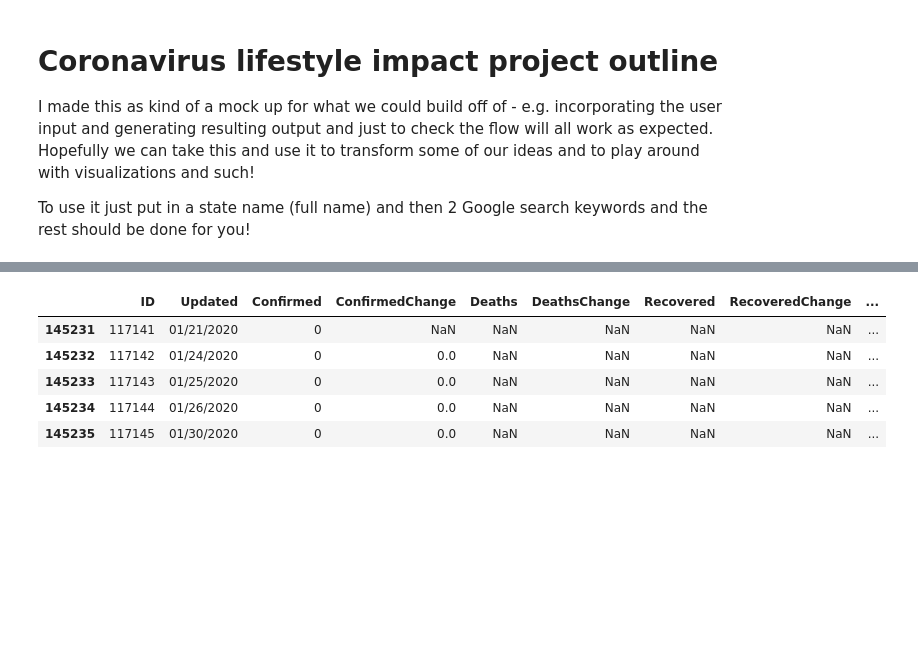
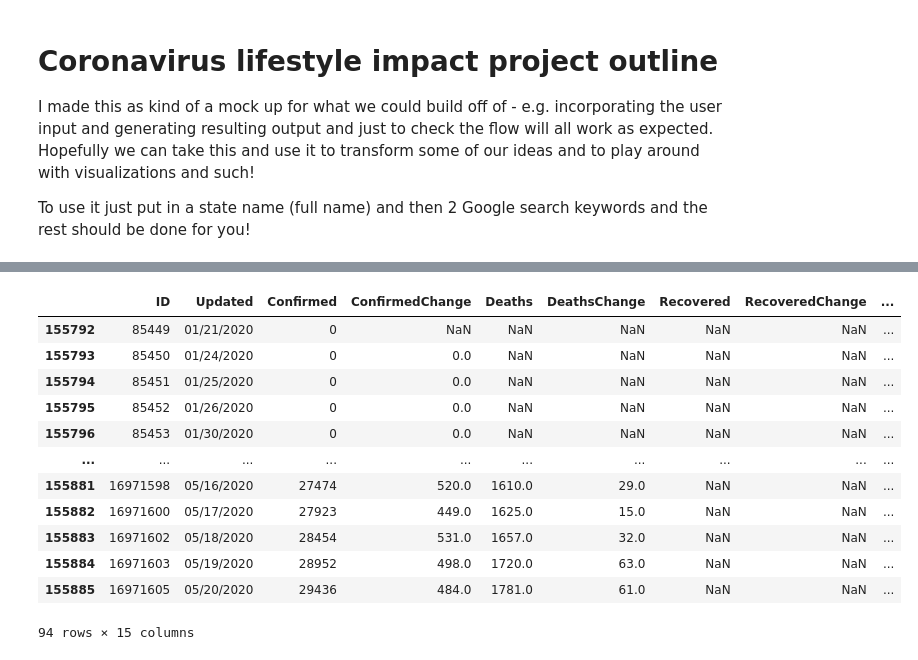
Before and after one commit to TaraWilson17/CoronavirusLifestyleImpacts, a Jupyter notebook: project_outline.ipynb, the cells around one changed output, grey strips where cells are left out. Drawn from its saved outputs; the diff is of its cells as text; code cells hidden in the pictures; blank space fills up the shorter version.

Commit message:
adding in code for data processor

```diff
--- a/project_outline.ipynb
+++ b/project_outline.ipynb
@@ -30,14 +30,21 @@ state_abbr
 # %%
 state_data = pd.read_csv("https://raw.githubusercontent.com/microsoft/Bing-COVID-19-Data/master/data/Bing-COVID19-Data.csv")
 state_data = state_data[(state_data.AdminRegion1 == state) & (state_data.AdminRegion2.isnull())]
-state_data.head()
+state_data
 # %% [output]
 |  | ID | Updated | Confirmed | ConfirmedChange | Deaths | DeathsChange | Recovered | RecoveredChange | ... |
-| 145231 | 117141 | 01/21/2020 | 0 | NaN | NaN | NaN | NaN | NaN | ... |
-| 145232 | 117142 | 01/24/2020 | 0 | 0.0 | NaN | NaN | NaN | NaN | ... |
-| 145233 | 117143 | 01/25/2020 | 0 | 0.0 | NaN | NaN | NaN | NaN | ... |
-| 145234 | 117144 | 01/26/2020 | 0 | 0.0 | NaN | NaN | NaN | NaN | ... |
-| 145235 | 117145 | 01/30/2020 | 0 | 0.0 | NaN | NaN | NaN | NaN | ... |
+| 155792 | 85449 | 01/21/2020 | 0 | NaN | NaN | NaN | NaN | NaN | ... |
+| 155793 | 85450 | 01/24/2020 | 0 | 0.0 | NaN | NaN | NaN | NaN | ... |
+| 155794 | 85451 | 01/25/2020 | 0 | 0.0 | NaN | NaN | NaN | NaN | ... |
+| 155795 | 85452 | 01/26/2020 | 0 | 0.0 | NaN | NaN | NaN | NaN | ... |
+| 155796 | 85453 | 01/30/2020 | 0 | 0.0 | NaN | NaN | NaN | NaN | ... |
+| ... | ... | ... | ... | ... | ... | ... | ... | ... | ... |
+| 155881 | 16971598 | 05/16/2020 | 27474 | 520.0 | 1610.0 | 29.0 | NaN | NaN | ... |
+| 155882 | 16971600 | 05/17/2020 | 27923 | 449.0 | 1625.0 | 15.0 | NaN | NaN | ... |
+| 155883 | 16971602 | 05/18/2020 | 28454 | 531.0 | 1657.0 | 32.0 | NaN | NaN | ... |
+| 155884 | 16971603 | 05/19/2020 | 28952 | 498.0 | 1720.0 | 63.0 | NaN | NaN | ... |
+| 155885 | 16971605 | 05/20/2020 | 29436 | 484.0 | 1781.0 | 61.0 | NaN | NaN | ... |
+94 rows × 15 columns
 # %%
 user_timeframe = "2019-05-11 2020-05-11"
 area_code = "en-US-" + state_abbr
```
Also changed, not shown: parts of 7 cells of this notebook, 2 other files.
